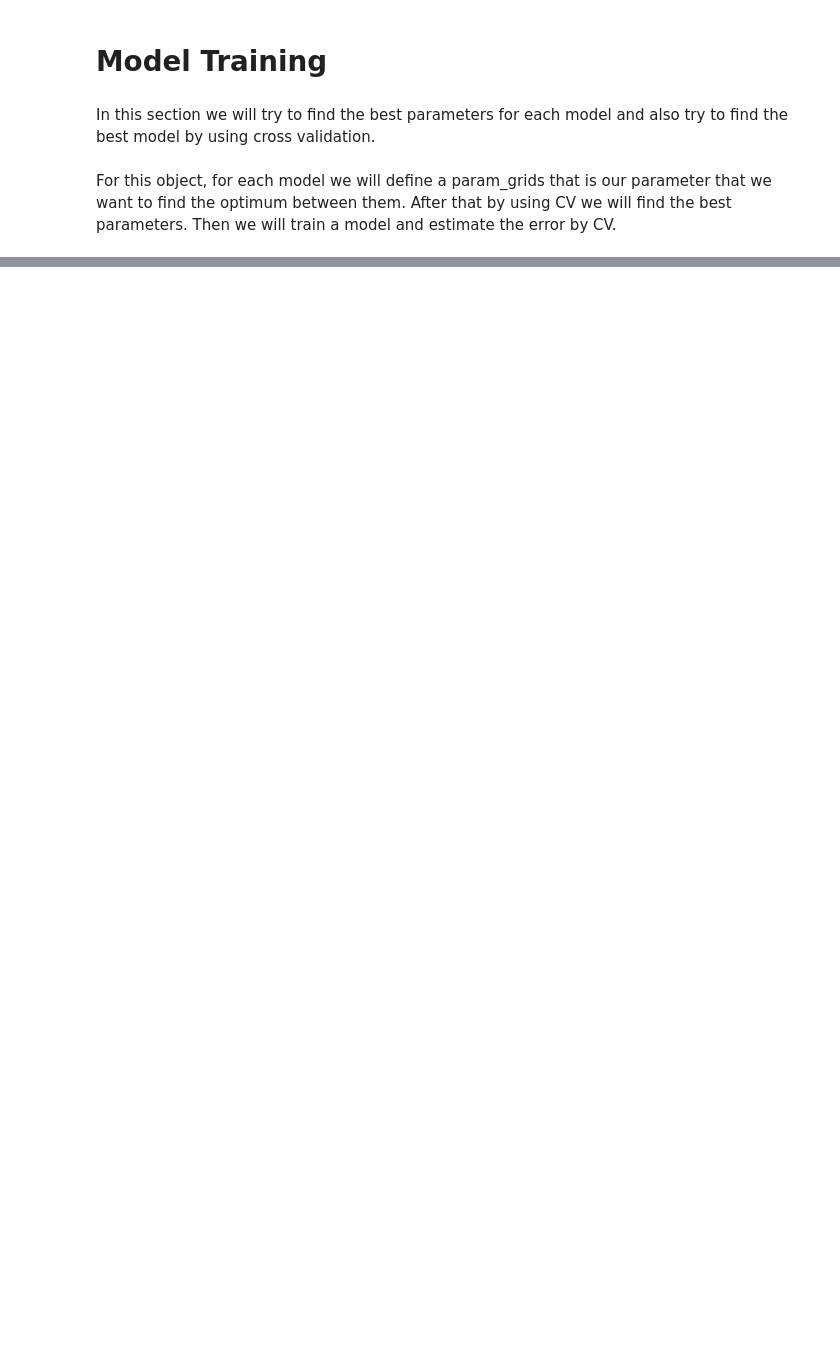
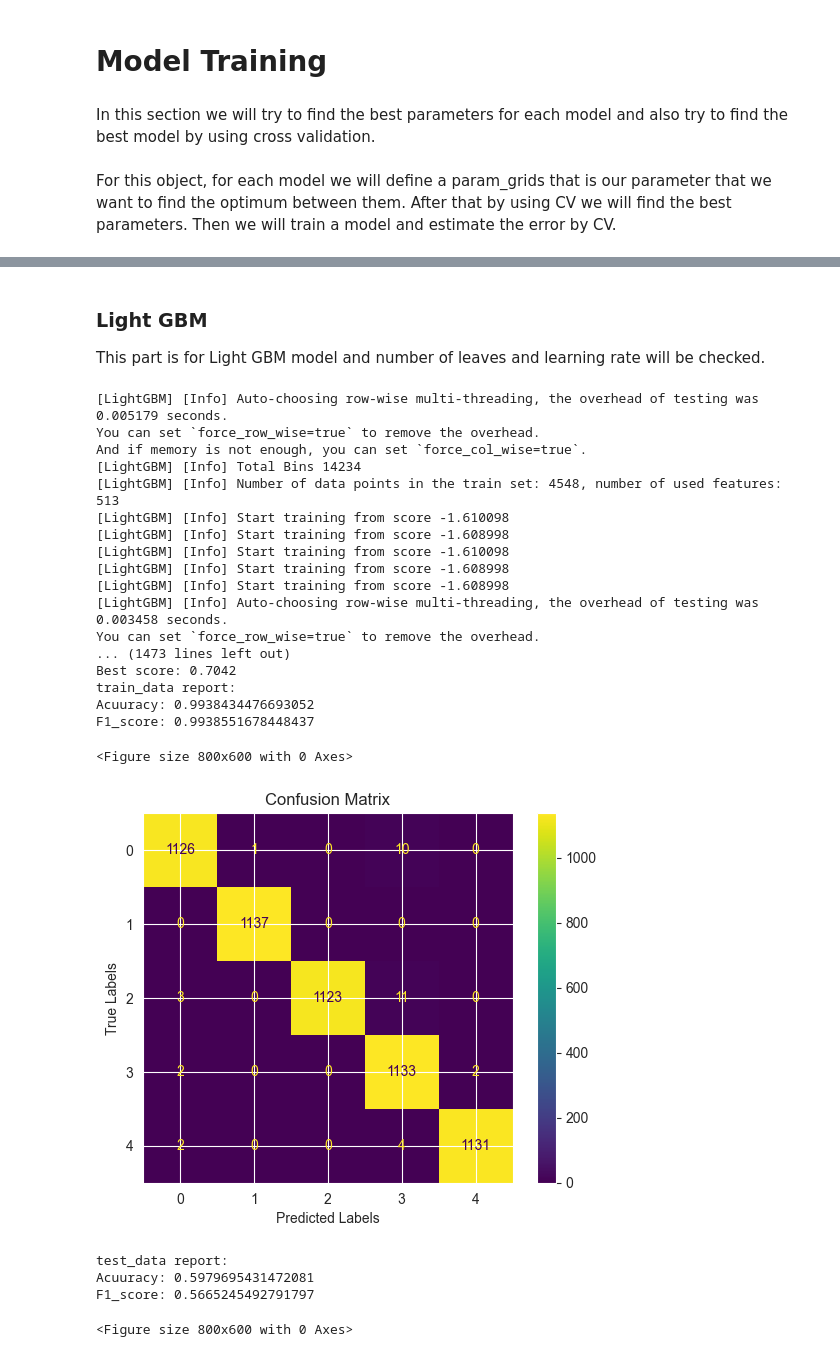
Before and after one commit to pooyanosk1382/ML, a Jupyter notebook: Assignment3/Temp.ipynb, the cells around one changed output, grey strips where cells are left out. Saved outputs shown, nothing was run; the diff lists cells and outputs as text; code cells hidden in the pictures; blank space fills up the shorter version.

```diff
--- a/Assignment3/Temp.ipynb
+++ b/Assignment3/Temp.ipynb
@@ -889,0 +458,34 @@ Average F1-score: 0.60
+# %% [markdown]
+### Light GBM
+This part is for Light GBM model and number of  leaves and learning rate will be checked.
+# %%
+param_grids = {
+    'num_leaves': [31, 63, 127],
+    'learning_rate': [0.1, 0.2, 0.3]
+}
+# %%
+model_train_test_evaluating(X_train_resampled, y_train_resampled, vectorized_x_test, test_y, LGBMClassifier(), param_grids)
+# %% [output]
+[LightGBM] [Info] Auto-choosing row-wise multi-threading, the overhead of testing was 0.005179 seconds.
+You can set `force_row_wise=true` to remove the overhead.
+And if memory is not enough, you can set `force_col_wise=true`.
+[LightGBM] [Info] Total Bins 14234
+[LightGBM] [Info] Number of data points in the train set: 4548, number of used features: 513
+[LightGBM] [Info] Start training from score -1.610098
+[LightGBM] [Info] Start training from score -1.608998
+[LightGBM] [Info] Start training from score -1.610098
+[LightGBM] [Info] Start training from score -1.608998
+[LightGBM] [Info] Start training from score -1.608998
+[LightGBM] [Info] Auto-choosing row-wise multi-threading, the overhead of testing was 0.003458 seconds.
+You can set `force_row_wise=true` to remove the overhead.
+... (1473 lines left out)
+Best score: 0.7042
+train_data report:
+Acuuracy: 0.9938434476693052
+F1_score: 0.9938551678448437
+<Figure size 800x600 with 0 Axes>
+[figure, added]
+test_data report:
+Acuuracy: 0.5979695431472081
+F1_score: 0.5665245492791797
+<Figure size 800x600 with 0 Axes>
```
Also changed, not shown: parts of 84 cells of this notebook, 2 other files.
